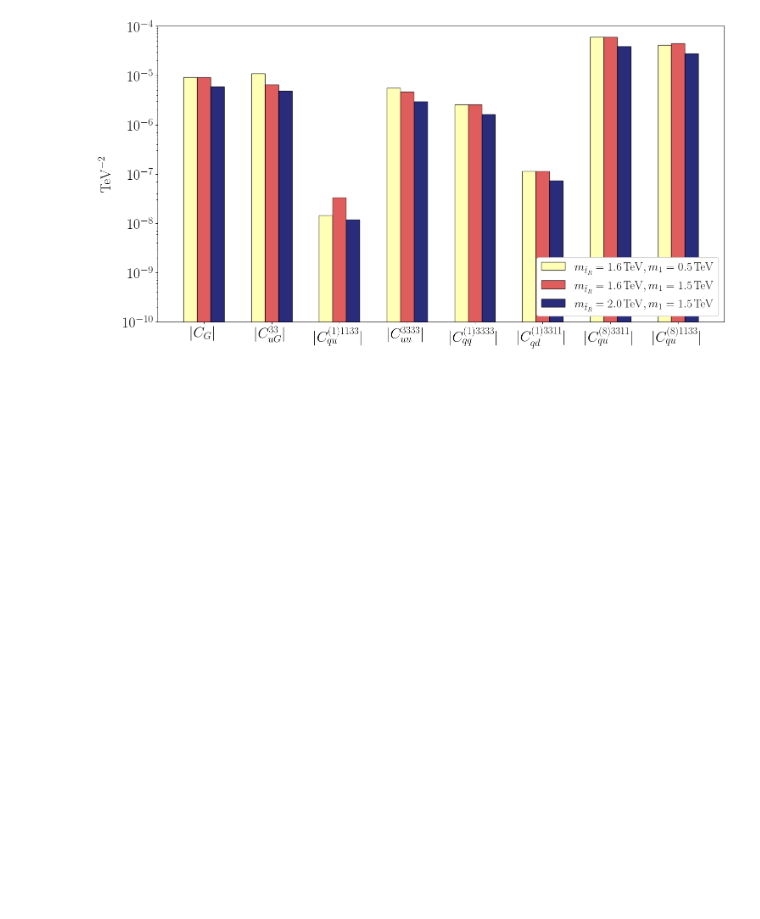
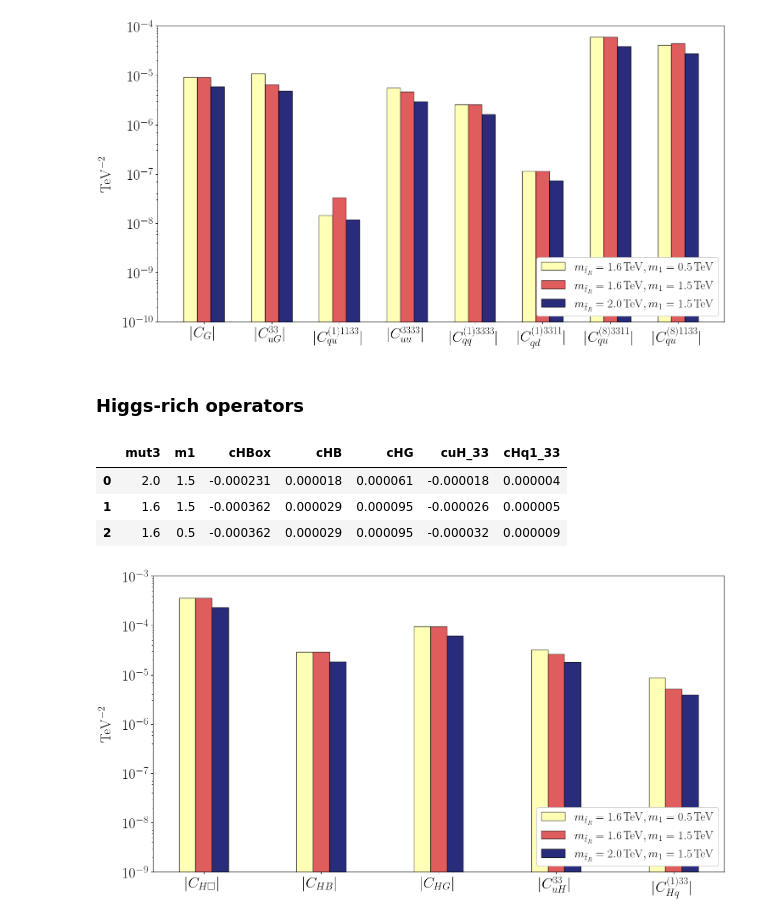
Before and after one commit to BSM-EFT/OperatorToCpp, a Jupyter notebook: plots/plots.ipynb, the cells around one changed output. Cells and saved outputs as stored; diff of their text form; code cells hidden in the pictures; blank space fills up the shorter version.

Commit message:
added new bar plot for Higgs operators

```diff
--- a/plots/plots.ipynb
+++ b/plots/plots.ipynb
@@ -74,6 +76,6 @@ plot_fn_2d(abs(cuu_3333[:,2]), r'$-C_{uu}^{3333}\,\, ({\rm TeV}^{-2})$', "cuu_33
 # %%
-data = pd.read_csv("barplot-data.csv")
-data
+data_sb = pd.read_csv("barplot-sb.csv")
+data_sb
 # %% [output]
 |  | mut3 | m1 | cG | cuG_33 | cqu1_1133 | cuu_3333 | cqq1_3333 | cqd1_3311 | cqu8_3311 | cqu8_1133 |
 | 0 | 2.0 | 1.5 | 0.000006 | -0.000005 | -1.180110e-08 | -0.000003 | -0.000002 | 7.326090e-08 | -0.000039 | -0.000028 |
@@ -131,2 +133,12 @@ plt.savefig("barplot.pdf")
 # %% [output]
 [figure]
+# %% [markdown]
+### Higgs-rich operators
+# %%
+data_h = pd.read_csv("barplot-h.csv")
+data_h
+# %% [output]
+|  | mut3 | m1 | cHBox | cHB | cHG | cuH_33 | cHq1_33 |
+| 0 | 2.0 | 1.5 | -0.000231 | 0.000018 | 0.000061 | -0.000018 | 0.000004 |
+| 1 | 1.6 | 1.5 | -0.000362 | 0.000029 | 0.000095 | -0.000026 | 0.000005 |
+| 2 | 1.6 | 0.5 | -0.000362 | 0.000029 | 0.000095 | -0.000032 | 0.000009 |
@@ -132,0 +154,39 @@ plt.savefig("barplot.pdf")
+# %%
+plt.rcParams['axes.labelpad'] = 16
+plt.rcParams['xtick.labelsize'] = 25
+plt.rcParams['ytick.labelsize'] = 25
+plt.rcParams['text.usetex'] = True
+plt.rcParams['text.latex.preamble'] = r'\usepackage{amssymb}'
+
+plt.rcParams.update({
+    "font.family": "sans-serif",
+    "font.sans-serif": ["Helvetica"]})
+
+#plt.rcParams.update({"savefig.dpi" : 300})
+# %%
+# Create a barplot for order of magnitude comparisons
+x_pos = np.arange(len(cols_h))  # x positions for each b-column
+bar_width = 0.14
+
+fig, ax = plt.subplots(figsize=(15, 8))
+
+ax.bar(x_pos - 0.14, vals_h[2], width=bar_width, label=r"$m_{\tilde{t}_R} = {\rm 1.6\, TeV}, m_{1} = {\rm 0.5\, TeV}$", color='#FFFFAA', edgecolor='black', alpha=0.85)
+ax.bar(x_pos, vals_h[1], width=bar_width, label=r"$m_{\tilde{t}_R} = {\rm 1.6\, TeV}, m_{1} = {\rm 1.5\, TeV}$", color='tab:red', edgecolor='black', alpha=0.75)
+ax.bar(x_pos + 0.14, vals_h[0], width=bar_width, label=r"$m_{\tilde{t}_R} = {\rm 2.0\, TeV}, m_{1} = {\rm 1.5\, TeV}$", color='#030764', edgecolor='black', alpha=0.85)
+
+ax.set_yscale('log')
+ax.set_ylim(1e-9,1e-3)
+ax.set_xticks(x_pos)
+ax.set_xticklabels([r'$|C_{H\square}|$',
+                    r'$|C_{HB}|$',
+                    r'$|C_{HG}|$',
+                    r'$|C_{uH}^{33}|$',
+                    r'$|C_{Hq}^{(1)33}|$' ])
+ax.set_ylabel(r'${\rm TeV}^{-2}$', fontsize=24)
+#ax.set_title(r'$g_{1} = 0.37, \quad\quad g_{s} = 1.1$', fontsize=22, pad=16)
+ax.legend(fontsize=20,ncol=1,framealpha=1.0,loc=4)
+
+plt.tight_layout()
+plt.savefig("barplot_h.pdf")
+# %% [output]
+[figure, added]
```
Also changed, not shown: parts of 4 cells of this notebook, 13 other files.
